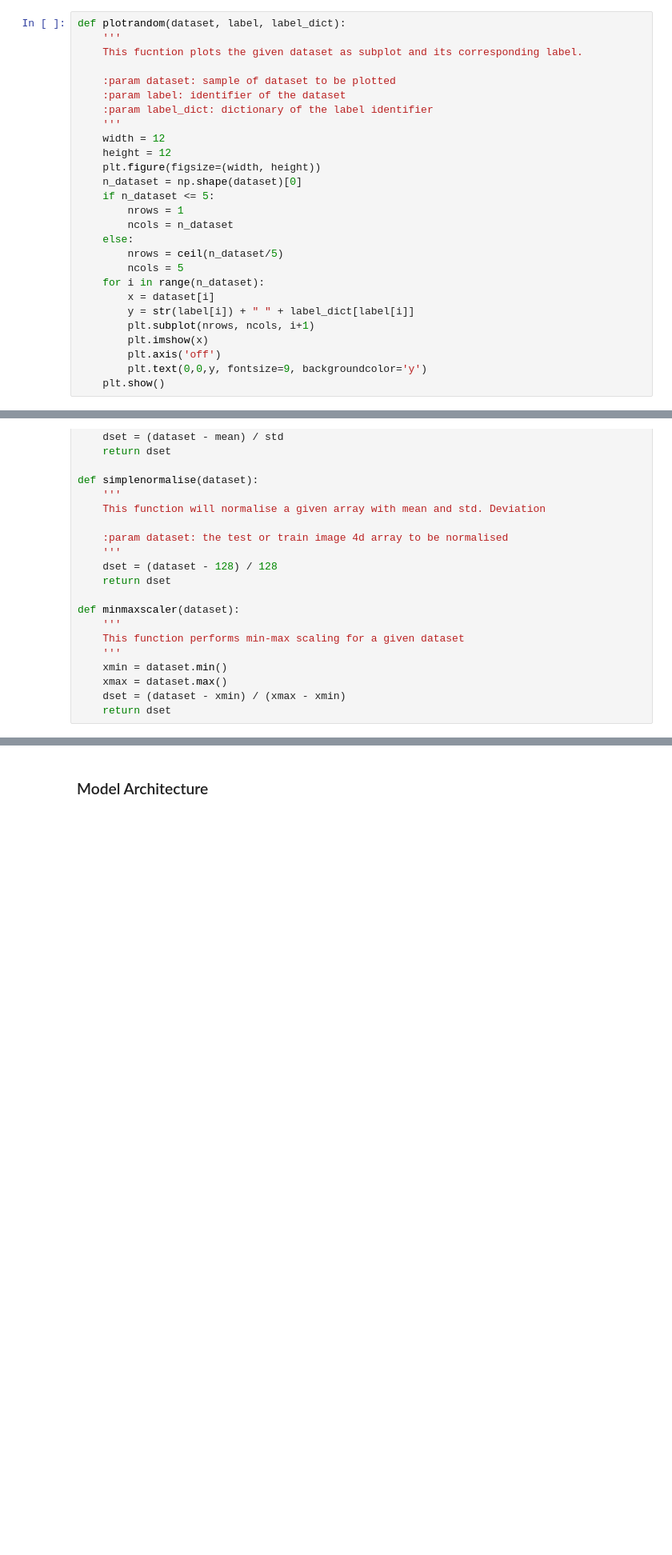
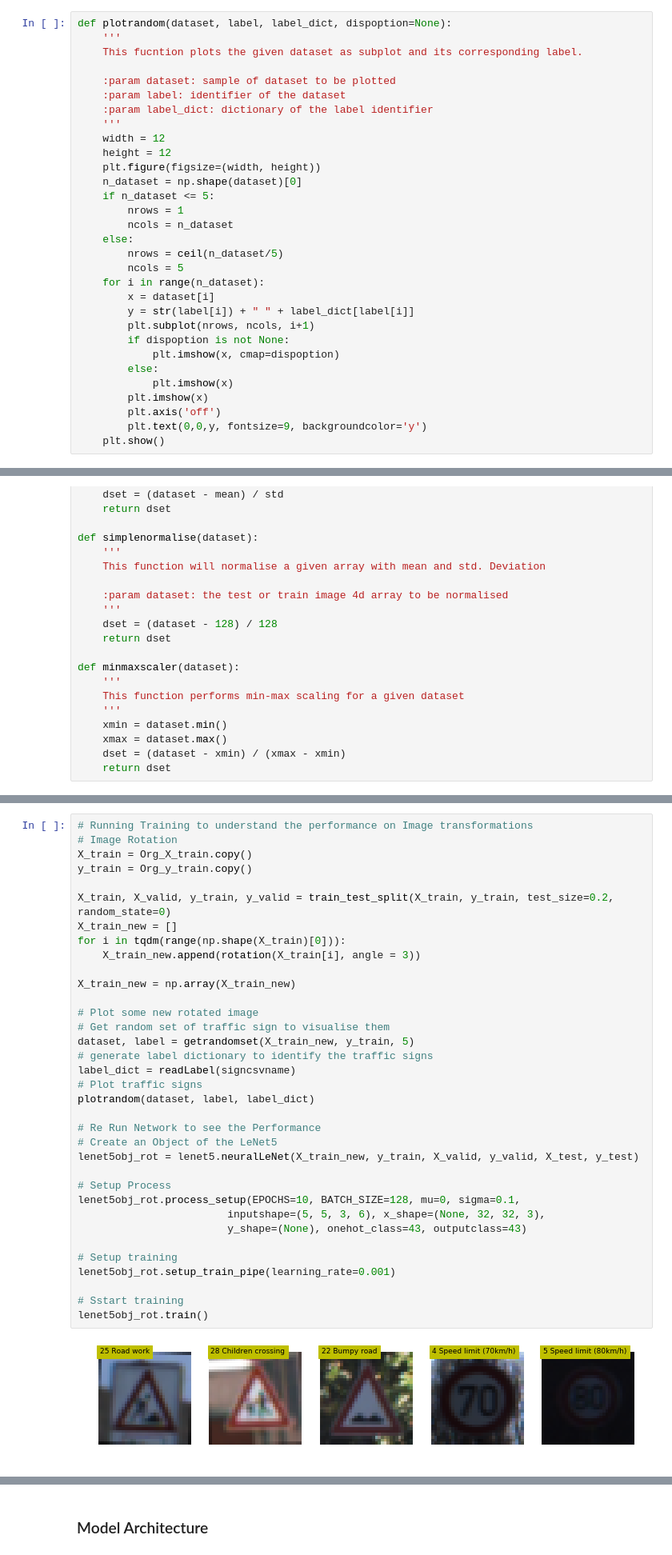
Before and after one commit to srikanth-narayanan/Traffic-Sign-Classifier, a Jupyter notebook: Traffic_Sign_Classifier.ipynb, the cells around one changed output, grey strips where cells are left out. Shown at 80% size. Cells and saved outputs as stored; diff of their text form; blank space fills up the shorter version.

```diff
--- a/Traffic_Sign_Classifier.ipynb
+++ b/Traffic_Sign_Classifier.ipynb
@@ -124,7 +125,7 @@ def getrandomset(dataset, label, nsample):
 
     return sample_dataset, sample_label
 # %%
-def plotrandom(dataset, label, label_dict):
+def plotrandom(dataset, label, label_dict, dispoption=None):
     '''
     This fucntion plots the given dataset as subplot and its corresponding label.
 
@@ -146,6 +147,10 @@ def plotrandom(dataset, label, label_dict):
         x = dataset[i]
         y = str(label[i]) + " " + label_dict[label[i]]
         plt.subplot(nrows, ncols, i+1)
+        if dispoption is not None:
+            plt.imshow(x, cmap=dispoption)
+        else:
+            plt.imshow(x)
         plt.imshow(x)
         plt.axis('off')
         plt.text(0,0,y, fontsize=9, backgroundcolor='y')
@@ -315,0 +486,37 @@ Model saved
+# %%
+# Running Training to understand the performance on Image transformations
+# Image Rotation
+X_train = Org_X_train.copy()
+y_train = Org_y_train.copy()
+
+X_train, X_valid, y_train, y_valid = train_test_split(X_train, y_train, test_size=0.2, random_state=0)
+X_train_new = []
+for i in tqdm(range(np.shape(X_train)[0])):
+    X_train_new.append(rotation(X_train[i], angle = 3))
+
+X_train_new = np.array(X_train_new)
+
+# Plot some new rotated image
+# Get random set of traffic sign to visualise them
+dataset, label = getrandomset(X_train_new, y_train, 5)
+# generate label dictionary to identify the traffic signs
+label_dict = readLabel(signcsvname)
+# Plot traffic signs
+plotrandom(dataset, label, label_dict)
+
+# Re Run Network to see the Performance
+# Create an Object of the LeNet5
+lenet5obj_rot = lenet5.neuralLeNet(X_train_new, y_train, X_valid, y_valid, X_test, y_test)
+
+# Setup Process
+lenet5obj_rot.process_setup(EPOCHS=10, BATCH_SIZE=128, mu=0, sigma=0.1,
+                        inputshape=(5, 5, 3, 6), x_shape=(None, 32, 32, 3),
+                        y_shape=(None), onehot_class=43, outputclass=43)
+
+# Setup training
+lenet5obj_rot.setup_train_pipe(learning_rate=0.001)
+
+# Sstart training
+lenet5obj_rot.train()
+# %% [output]
+[figure, added]
```
Also changed, not shown: parts of 33 cells of this notebook, 13 other files.
